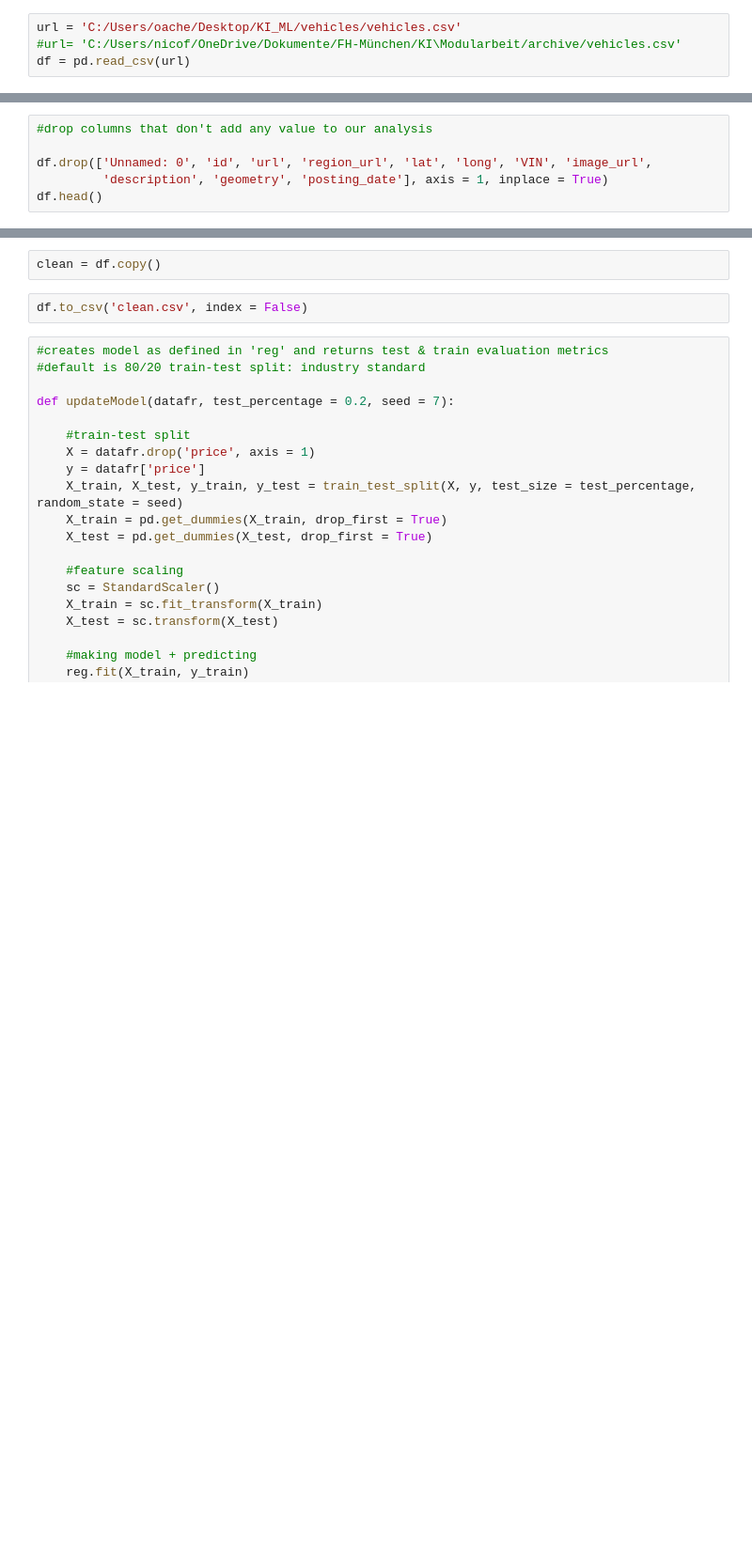
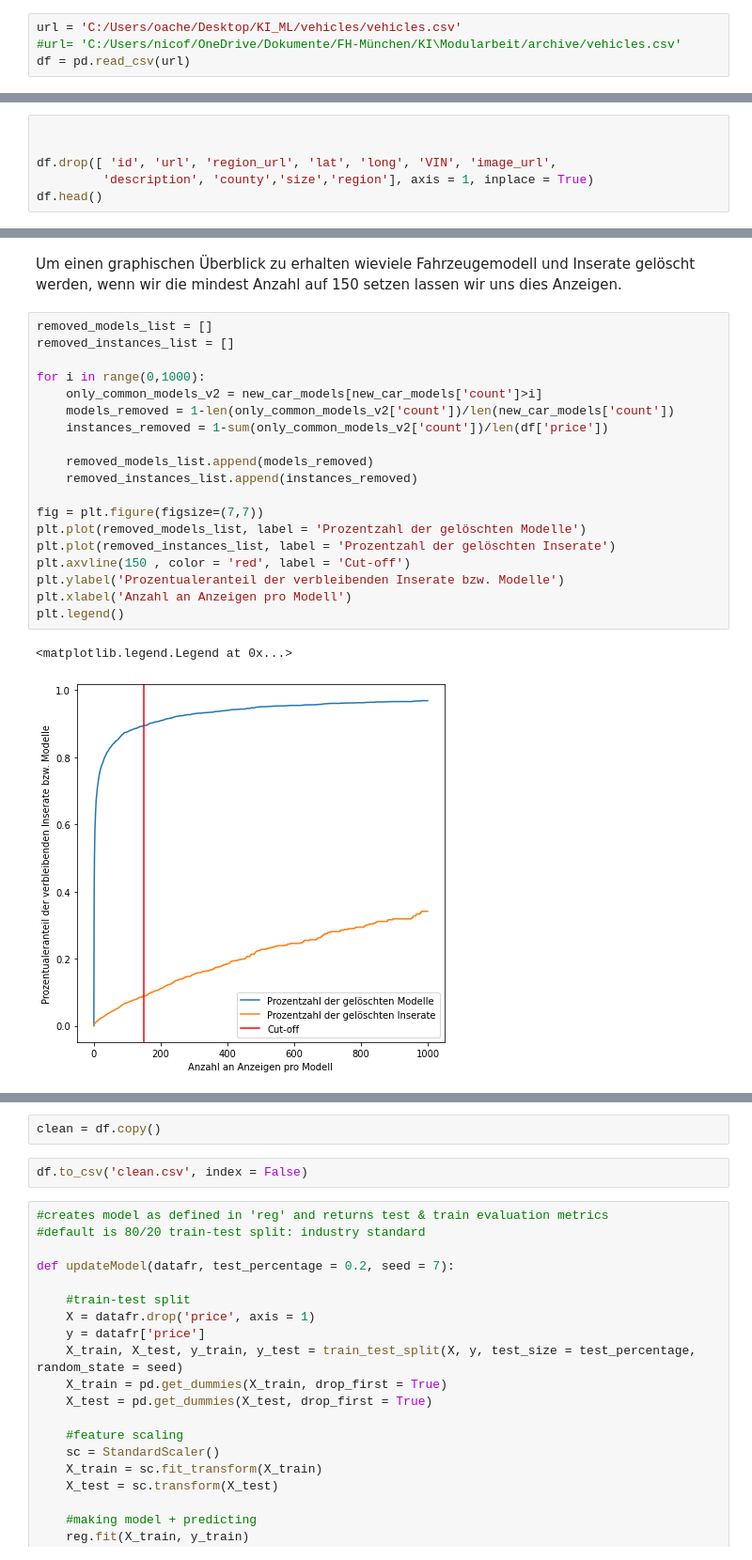
Before and after one commit to Beardlesspeet/KI_ML_Projectarbeit, a Jupyter notebook: Manuel_komplettloesung.ipynb, the cells around one changed output, grey strips where cells are left out. Shown at 94% size. Saved outputs shown, nothing was run; the diff lists cells and outputs as text; blank space fills up the shorter version.

```diff
--- a/Manuel_komplettloesung.ipynb
+++ b/Manuel_komplettloesung.ipynb
@@ -65,6 +119,6 @@ gdf.plot(ax=world.plot(figsize=(10, 6)), marker='o', color='red', markersize=5);
 # %%
-#drop columns that don't add any value to our analysis
 
-df.drop(['Unnamed: 0', 'id', 'url', 'region_url', 'lat', 'long', 'VIN', 'image_url',
-         'description', 'geometry', 'posting_date'], axis = 1, inplace = True)
+
+df.drop([ 'id', 'url', 'region_url', 'lat', 'long', 'VIN', 'image_url',
+         'description', 'county','size','region'], axis = 1, inplace = True)
 df.head()
@@ -70,0 +216,24 @@ df.head()
+# %% [markdown]
+Um einen graphischen Überblick zu erhalten wieviele Fahrzeugemodell und Inserate gelöscht werden, wenn wir die mindest Anzahl auf 150 setzen lassen wir uns dies Anzeigen.
+# %%
+removed_models_list = []
+removed_instances_list = []
+
+for i in range(0,1000):
+    only_common_models_v2 = new_car_models[new_car_models['count']>i]
+    models_removed = 1-len(only_common_models_v2['count'])/len(new_car_models['count'])
+    instances_removed = 1-sum(only_common_models_v2['count'])/len(df['price'])
+
+    removed_models_list.append(models_removed)
+    removed_instances_list.append(instances_removed)
+
+fig = plt.figure(figsize=(7,7))
+plt.plot(removed_models_list, label = 'Prozentzahl der gelöschten Modelle')
+plt.plot(removed_instances_list, label = 'Prozentzahl der gelöschten Inserate')
+plt.axvline(150 , color = 'red', label = 'Cut-off')
+plt.ylabel('Prozentualeranteil der verbleibenden Inserate bzw. Modelle')
+plt.xlabel('Anzahl an Anzeigen pro Modell')
+plt.legend()
+# %% [output]
+<matplotlib.legend.Legend at 0x...>
+[figure, added]
```
Also changed, not shown: parts of 90 cells of this notebook, 1 other file.
